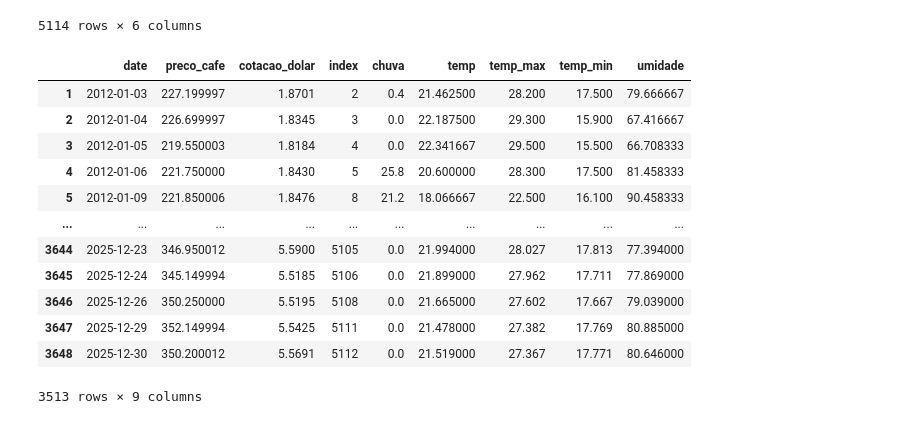
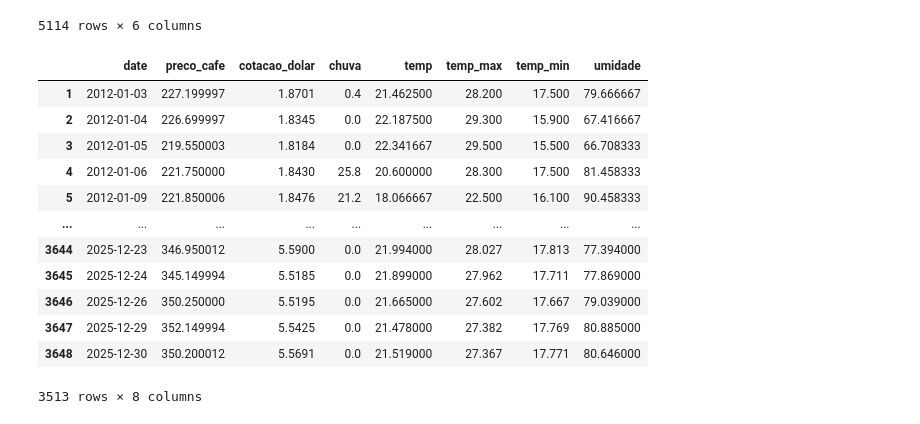
Before and after one commit to eulergomees/lstm_coffee_price, a Jupyter notebook: lstm_coffee_price.ipynb, the cells around one changed output. Saved outputs shown, nothing was run; the diff lists cells and outputs as text; code cells hidden in the pictures.

```diff
--- a/lstm_coffee_price.ipynb
+++ b/lstm_coffee_price.ipynb
@@ -185,24 +185,25 @@ df_weather
 # %%
 df = df_market.reset_index().merge(
     df_weather.reset_index(),
     on="date",
     how="left"
 )
 df.dropna(subset=["date", 'preco_cafe', 'cotacao_dolar'], inplace=True)
+df.drop('index', axis=1, inplace=True)
 df.to_csv('data/coffee.csv', index=False)
 
 df
 # %% [output]
-|  | date | preco_cafe | cotacao_dolar | index | chuva | temp | temp_max | temp_min | umidade |
-| 1 | 2012-01-03 | 227.199997 | 1.8701 | 2 | 0.4 | 21.462500 | 28.200 | 17.500 | 79.666667 |
-| 2 | 2012-01-04 | 226.699997 | 1.8345 | 3 | 0.0 | 22.187500 | 29.300 | 15.900 | 67.416667 |
-| 3 | 2012-01-05 | 219.550003 | 1.8184 | 4 | 0.0 | 22.341667 | 29.500 | 15.500 | 66.708333 |
-| 4 | 2012-01-06 | 221.750000 | 1.8430 | 5 | 25.8 | 20.600000 | 28.300 | 17.500 | 81.458333 |
-| 5 | 2012-01-09 | 221.850006 | 1.8476 | 8 | 21.2 | 18.066667 | 22.500 | 16.100 | 90.458333 |
-| ... | ... | ... | ... | ... | ... | ... | ... | ... | ... |
-| 3644 | 2025-12-23 | 346.950012 | 5.5900 | 5105 | 0.0 | 21.994000 | 28.027 | 17.813 | 77.394000 |
-| 3645 | 2025-12-24 | 345.149994 | 5.5185 | 5106 | 0.0 | 21.899000 | 27.962 | 17.711 | 77.869000 |
-| 3646 | 2025-12-26 | 350.250000 | 5.5195 | 5108 | 0.0 | 21.665000 | 27.602 | 17.667 | 79.039000 |
-| 3647 | 2025-12-29 | 352.149994 | 5.5425 | 5111 | 0.0 | 21.478000 | 27.382 | 17.769 | 80.885000 |
-| 3648 | 2025-12-30 | 350.200012 | 5.5691 | 5112 | 0.0 | 21.519000 | 27.367 | 17.771 | 80.646000 |
+|  | date | preco_cafe | cotacao_dolar | chuva | temp | temp_max | temp_min | umidade |
+| 1 | 2012-01-03 | 227.199997 | 1.8701 | 0.4 | 21.462500 | 28.200 | 17.500 | 79.666667 |
+| 2 | 2012-01-04 | 226.699997 | 1.8345 | 0.0 | 22.187500 | 29.300 | 15.900 | 67.416667 |
+| 3 | 2012-01-05 | 219.550003 | 1.8184 | 0.0 | 22.341667 | 29.500 | 15.500 | 66.708333 |
+| 4 | 2012-01-06 | 221.750000 | 1.8430 | 25.8 | 20.600000 | 28.300 | 17.500 | 81.458333 |
+| 5 | 2012-01-09 | 221.850006 | 1.8476 | 21.2 | 18.066667 | 22.500 | 16.100 | 90.458333 |
+| ... | ... | ... | ... | ... | ... | ... | ... | ... |
+| 3644 | 2025-12-23 | 346.950012 | 5.5900 | 0.0 | 21.994000 | 28.027 | 17.813 | 77.394000 |
+| 3645 | 2025-12-24 | 345.149994 | 5.5185 | 0.0 | 21.899000 | 27.962 | 17.711 | 77.869000 |
+| 3646 | 2025-12-26 | 350.250000 | 5.5195 | 0.0 | 21.665000 | 27.602 | 17.667 | 79.039000 |
+| 3647 | 2025-12-29 | 352.149994 | 5.5425 | 0.0 | 21.478000 | 27.382 | 17.769 | 80.885000 |
+| 3648 | 2025-12-30 | 350.200012 | 5.5691 | 0.0 | 21.519000 | 27.367 | 17.771 | 80.646000 |
-3513 rows × 9 columns
+3513 rows × 8 columns
```
Also changed, not shown: 2 other files.
